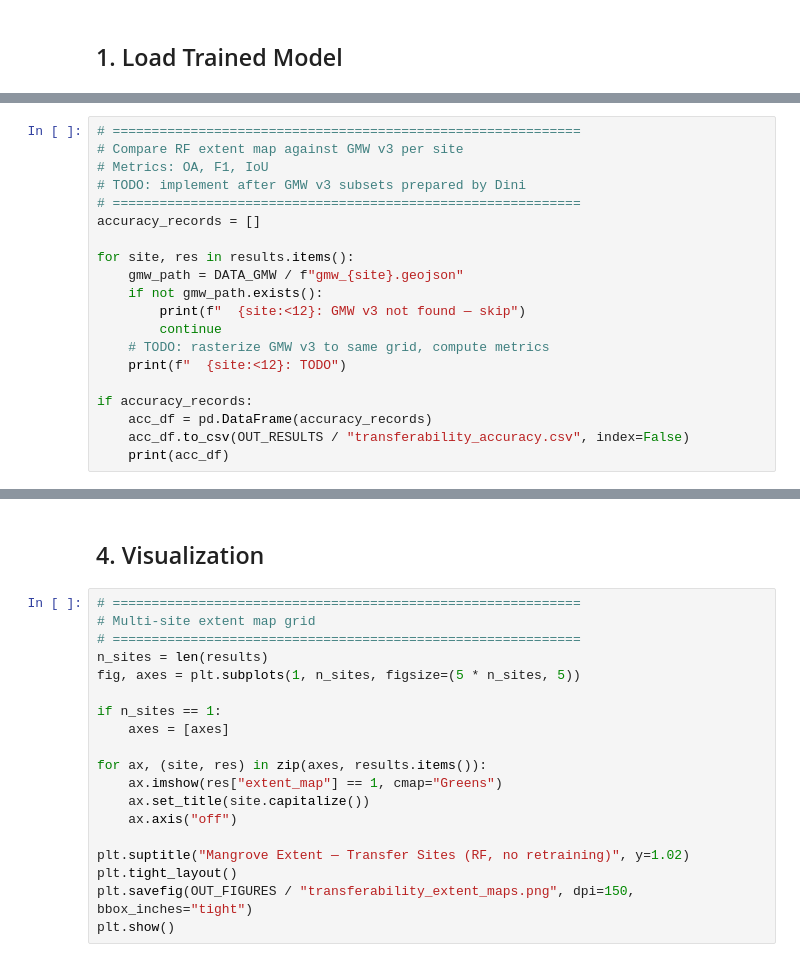
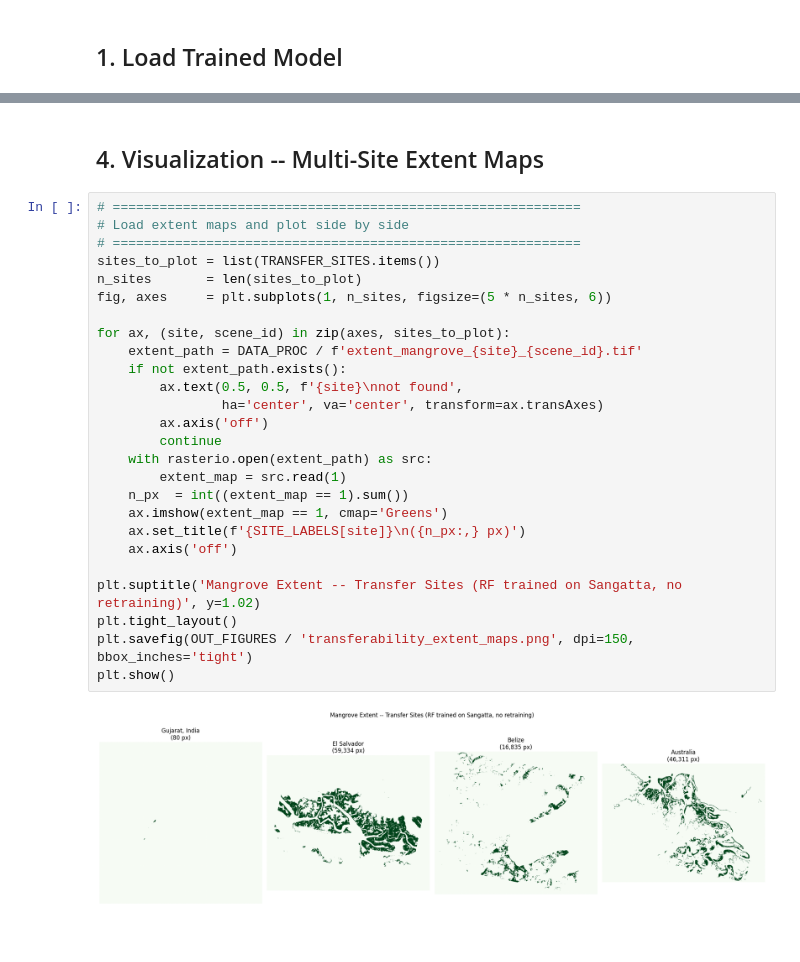
Before and after one commit to mwahyur46/tanager-mangrove-mapping, a Jupyter notebook: notebooks/04_transferability.ipynb, the cells around one changed output, grey strips where cells are left out. Drawn from its saved outputs; the diff is of its cells as text; blank space fills up the shorter version.

```diff
--- a/notebooks/04_transferability.ipynb
+++ b/notebooks/04_transferability.ipynb
@@ -102,20 +94,0 @@ print(f"\nResults ready for {list(results.keys())}")
-# %%
-# ============================================================
-# Compare RF extent map against GMW v3 per site
-# Metrics: OA, F1, IoU
-# TODO: implement after GMW v3 subsets prepared by Dini
-# ============================================================
-accuracy_records = []
-
-for site, res in results.items():
-    gmw_path = DATA_GMW / f"gmw_{site}.geojson"
-    if not gmw_path.exists():
-        print(f"  {site:<12}: GMW v3 not found — skip")
-        continue
-    # TODO: rasterize GMW v3 to same grid, compute metrics
-    print(f"  {site:<12}: TODO")
-
-if accuracy_records:
-    acc_df = pd.DataFrame(accuracy_records)
-    acc_df.to_csv(OUT_RESULTS / "transferability_accuracy.csv", index=False)
-    print(acc_df)
@@ -122,21 +250,30 @@ if accuracy_records:
 # %% [markdown]
-## 4. Visualization
+## 4. Visualization -- Multi-Site Extent Maps
 # %%
 # ============================================================
-# Multi-site extent map grid
+# Load extent maps and plot side by side
 # ============================================================
-n_sites = len(results)
-fig, axes = plt.subplots(1, n_sites, figsize=(5 * n_sites, 5))
+sites_to_plot = list(TRANSFER_SITES.items())
+n_sites       = len(sites_to_plot)
+fig, axes     = plt.subplots(1, n_sites, figsize=(5 * n_sites, 6))
 
-if n_sites == 1:
-    axes = [axes]
+for ax, (site, scene_id) in zip(axes, sites_to_plot):
+    extent_path = DATA_PROC / f'extent_mangrove_{site}_{scene_id}.tif'
+    if not extent_path.exists():
+        ax.text(0.5, 0.5, f'{site}\nnot found',
+                ha='center', va='center', transform=ax.transAxes)
+        ax.axis('off')
+        continue
+    with rasterio.open(extent_path) as src:
+        extent_map = src.read(1)
+    n_px  = int((extent_map == 1).sum())
+    ax.imshow(extent_map == 1, cmap='Greens')
+    ax.set_title(f'{SITE_LABELS[site]}\n({n_px:,} px)')
+    ax.axis('off')
 
-for ax, (site, res) in zip(axes, results.items()):
-    ax.imshow(res["extent_map"] == 1, cmap="Greens")
-    ax.set_title(site.capitalize())
-    ax.axis("off")
-
-plt.suptitle("Mangrove Extent — Transfer Sites (RF, no retraining)", y=1.02)
+plt.suptitle('Mangrove Extent -- Transfer Sites (RF trained on Sangatta, no retraining)', y=1.02)
 plt.tight_layout()
-plt.savefig(OUT_FIGURES / "transferability_extent_maps.png", dpi=150, bbox_inches="tight")
+plt.savefig(OUT_FIGURES / 'transferability_extent_maps.png', dpi=150, bbox_inches='tight')
 plt.show()
+# %% [output]
+[figure, added]
```
Also changed, not shown: parts of 12 cells of this notebook, 8 other files.
